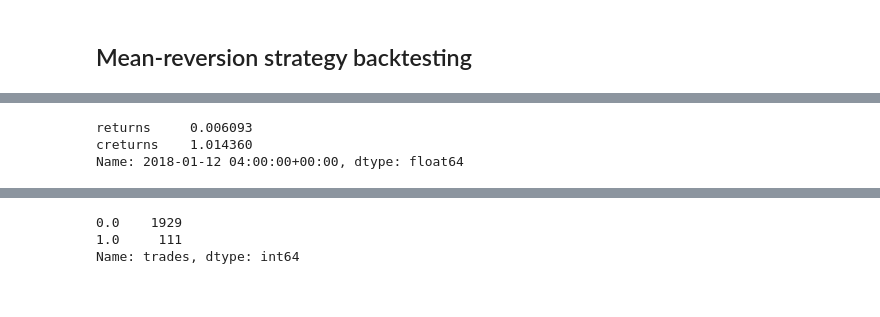
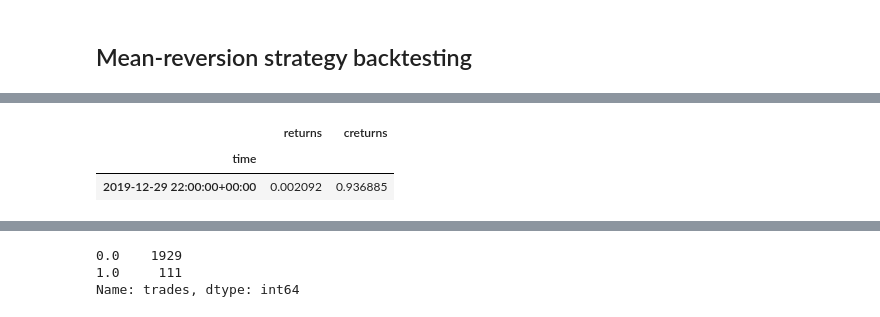
Before and after one commit to sidhlee/data-science-and-machine-learning, a Jupyter notebook: courses/algo-trade-a-z/part3_defining-and-testing-trading-strategies/04_mean-reversion-strategies.ipynb, the cells around one changed output, grey strips where cells are left out. Cells and saved outputs as stored; diff of their text form; code cells hidden in the pictures.

```diff
--- a/courses/algo-trade-a-z/part3_defining-and-testing-trading-strategies/04_mean-reversion-strategies.ipynb
+++ b/courses/algo-trade-a-z/part3_defining-and-testing-trading-strategies/04_mean-reversion-strategies.ipynb
@@ -358,11 +353,11 @@ df.tail()
 # %%
-df.loc["2018-01-12 04:00"][["returns", "creturns"]]
+df.loc["2019-12-29"][["returns", "creturns"]]
 # creturns    1.014360 (with dropna)
 # creturns    1.009428 -> without dropna, creturns dropped about 0.005
 # %% [output]
-returns     0.006093
-creturns    1.014360
-Name: 2018-01-12 04:00:00+00:00, dtype: float64
+|  | returns | creturns |
+| time |  |  |
+| 2019-12-29 22:00:00+00:00 | 0.002092 | 0.936885 |
 # %%
 df[["creturns", "cstrategy"]].plot(figsize=(15, 8))
 # %% [output]
```
Also changed, not shown: parts of 36 cells of this notebook, 3 other files.
